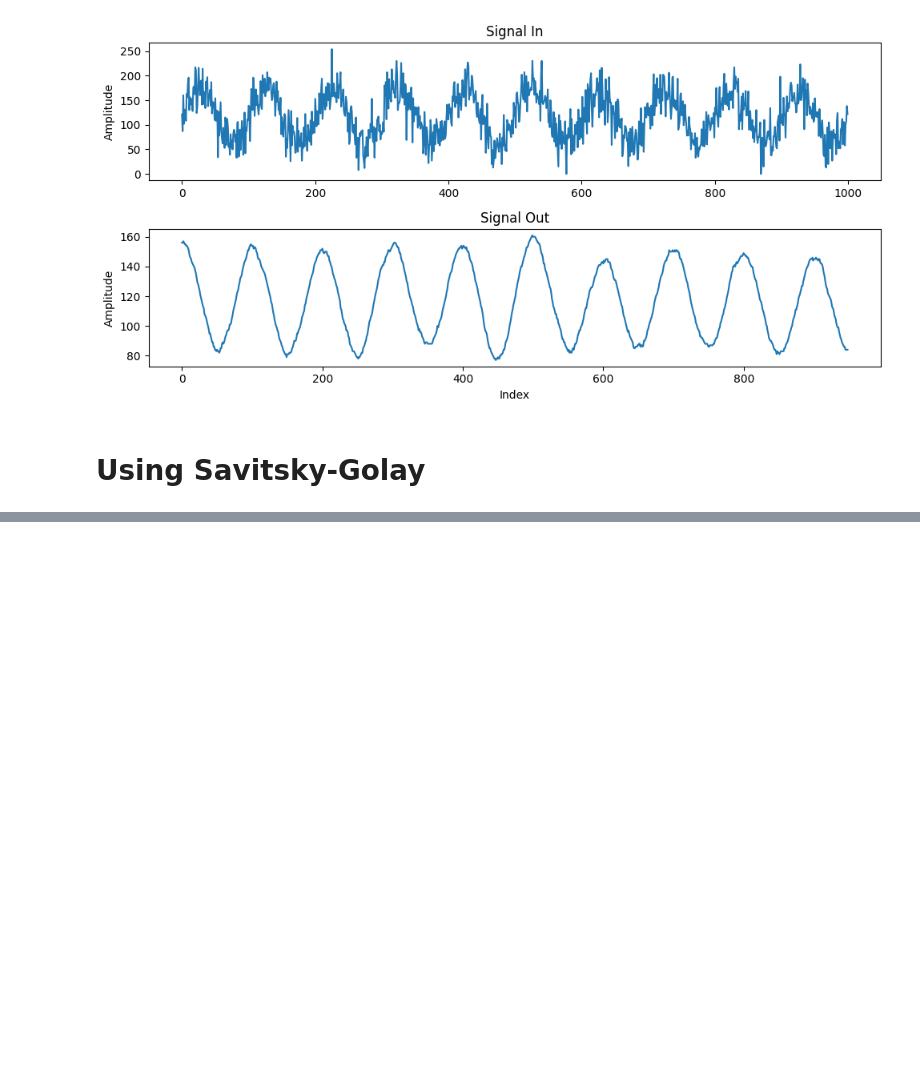
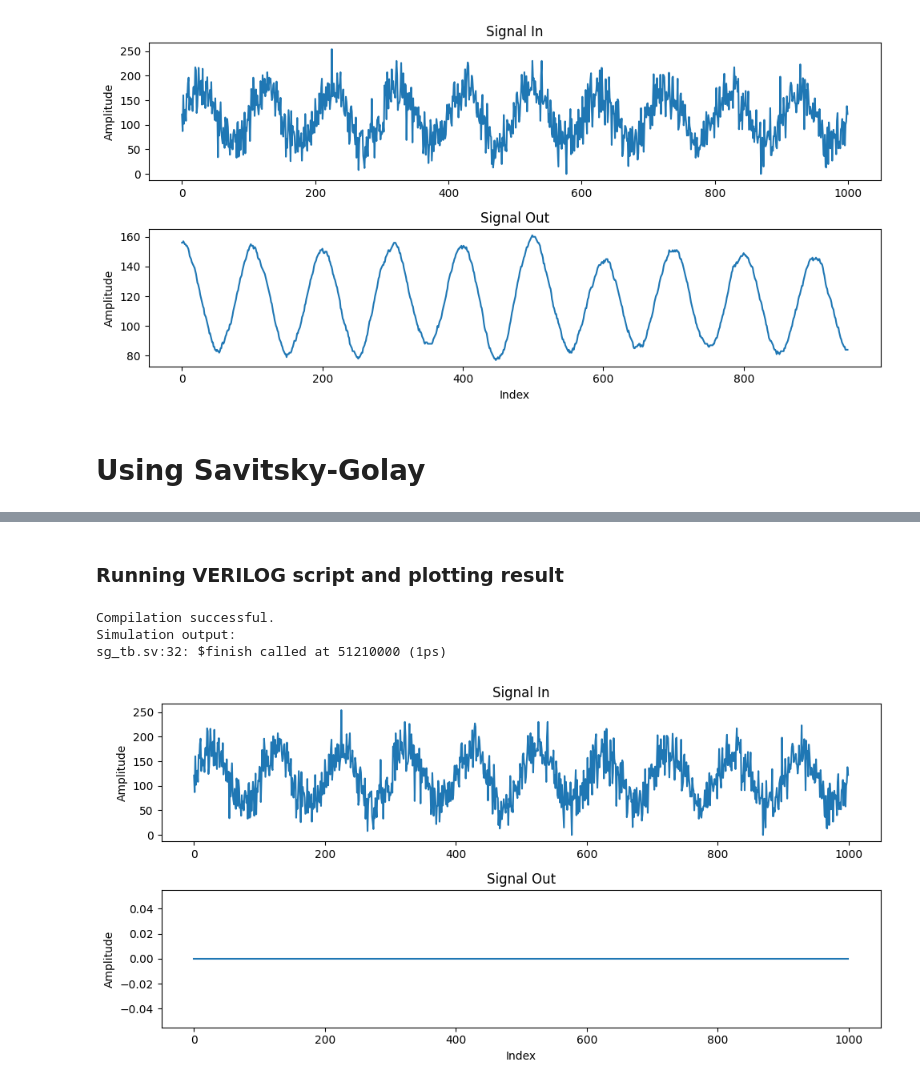
Before and after one commit to murrayinglis/YODA, a Jupyter notebook: smoothing_filter.ipynb, the cells around one changed output, grey strips where cells are left out. Drawn from its saved outputs; the diff is of its cells as text; code cells hidden in the pictures; blank space fills up the shorter version.

```diff
--- a/smoothing_filter.ipynb
+++ b/smoothing_filter.ipynb
@@ -189,0 +217,59 @@ Computed Coefficients: [-7.69017810e-08 -3.41785694e-08 -2.74073433e-09  1.91479
+# %% [markdown]
+### Running VERILOG script and plotting result
+# %%
+# Compile Verilog files
+compile_process = subprocess.run(["iverilog", "-g", "2012", "-o", "l", "sg.sv", "sg_tb.sv"], capture_output=True, text=True)
+
+# Check if compilation was successful
+if compile_process.returncode == 0:
+    print("Compilation successful.")
+else:
+    print("Compilation failed.")
+    print(compile_process.stderr)  # Print any error message from the compilation process
+
+# Run the compiled file
+if compile_process.returncode == 0:
+    run_process = subprocess.run(["vvp", "l"], capture_output=True, text=True)
+
+    # Print the output of the simulation
+    print("Simulation output:")
+    print(run_process.stdout)
+
+# Read data from file
+data_file = "data.csv"
+with open(data_file, "r") as file:
+    lines = file.readlines()
+d = []
+for line in lines:
+    d.append(int(line))
+indices_d = range(len(d))
+
+# Read data from file
+data_file = "output.csv"
+with open(data_file, "r") as file:
+    lines = file.readlines()
+o = []
+for line in lines:
+    o.append(int(line))
+indices_o = range(len(o))
+
+# Plot signals on subplots
+plt.figure(figsize=(10, 5))  # Adjust the figure size if needed
+plt.subplot(2, 1, 1)
+plt.plot(indices_d, d, linestyle='-')
+plt.title('Signal In')
+plt.ylabel('Amplitude')
+
+plt.subplot(2, 1, 2)
+plt.plot(indices_o, o, linestyle='-')
+plt.title('Signal Out')
+plt.xlabel('Index')
+plt.ylabel('Amplitude')
+
+plt.tight_layout()  # Adjust the layout to prevent overlap
+plt.show()
+# %% [output]
+Compilation successful.
+Simulation output:
+sg_tb.sv:32: $finish called at 51210000 (1ps)
+[figure, added]
```
Also changed, not shown: parts of 6 cells of this notebook, 8 other files.
